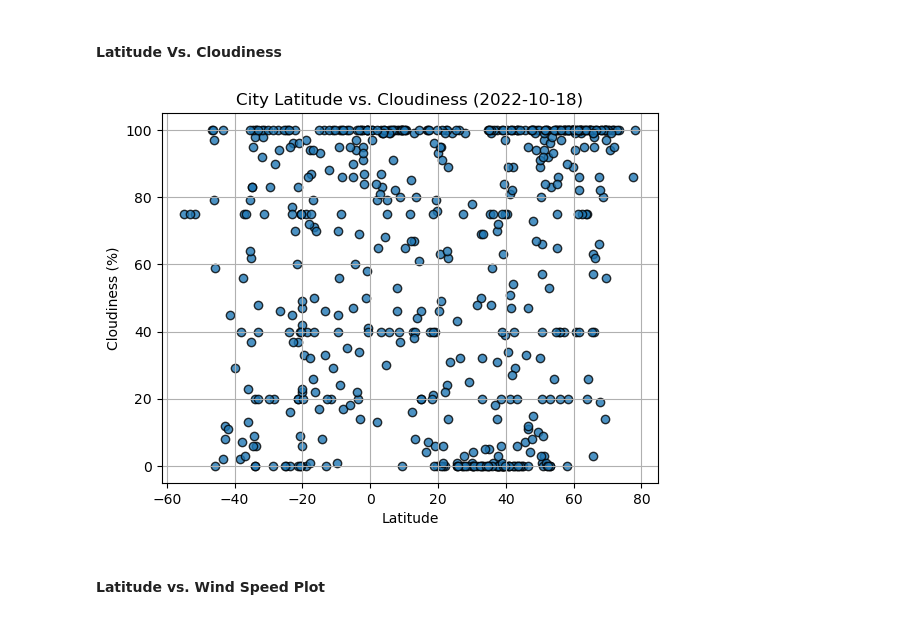
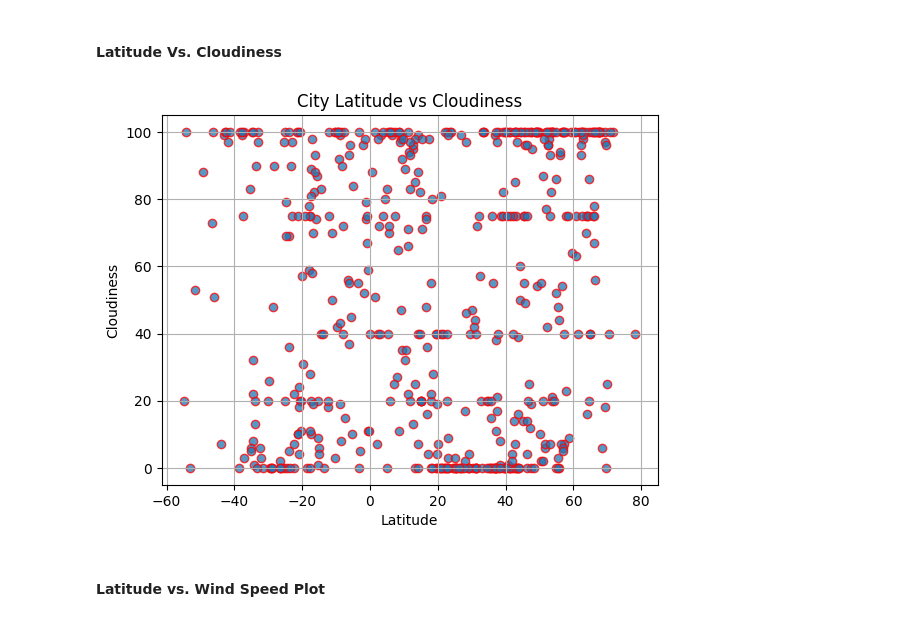
Before and after one commit to rabellan/python-api-challenge, a Jupyter notebook: WeatherPy/WeatherPy.ipynb, the cells around one changed output. Cells and saved outputs as stored; diff of their text form; code cells hidden in the pictures.

Commit message:
Added scatter plot for Latitude vs Cloudiness

```diff
--- a/WeatherPy/WeatherPy.ipynb
+++ b/WeatherPy/WeatherPy.ipynb
@@ -258,19 +258,23 @@ plt.show()
 # %% [markdown]
 #### Latitude Vs. Cloudiness
 # %%
-# Build the scatter plots for latitude vs. cloudiness
-# YOUR CODE HERE
+# Scatter plot for latitude vs cloudiness
+plt.scatter(city_data_df['Lat'], city_data_df['Cloudiness'], edgecolors='red', alpha=0.75)
 
 # Incorporate the other graph properties
-# YOUR CODE HERE
+
+plt.title('City Latitude vs Cloudiness')
+plt.xlabel('Latitude')
+plt.ylabel('Cloudiness')
+plt.grid(True)
 
 # Save the figure
-plt.savefig("output_data/Fig3.png")
+plt.savefig("./output_data/Fig2.png")
 
 # Show plot
 plt.show()
 # %% [output]
-[figure, old version]
+[figure, new version]
 # %% [markdown]
 #### Latitude vs. Wind Speed Plot
 # %%
```
Also changed, not shown: parts of 7 cells of this notebook, 2 other files.
